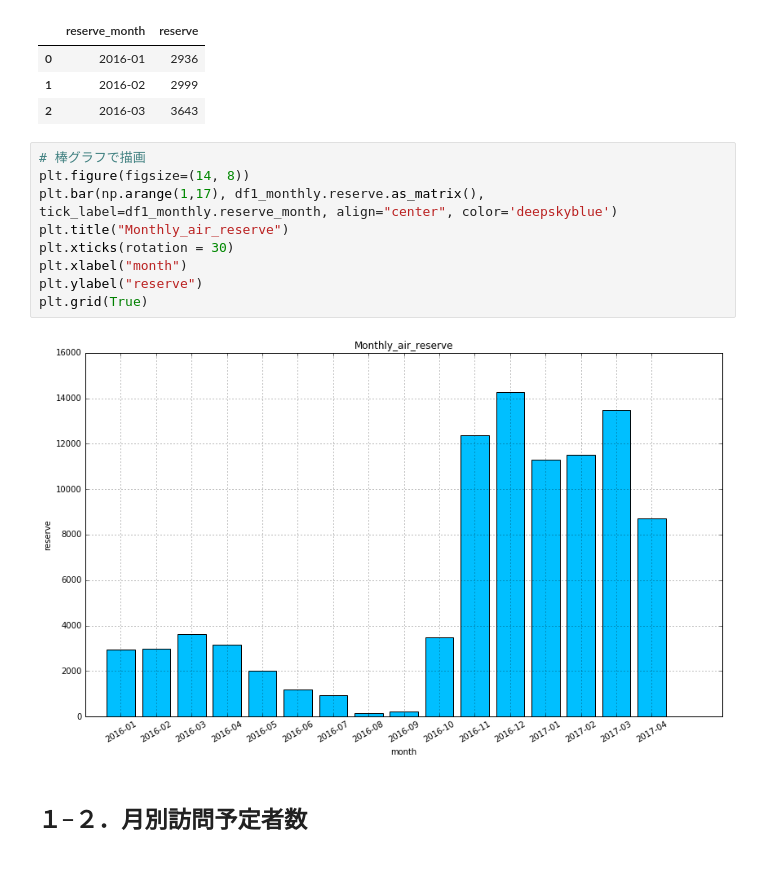
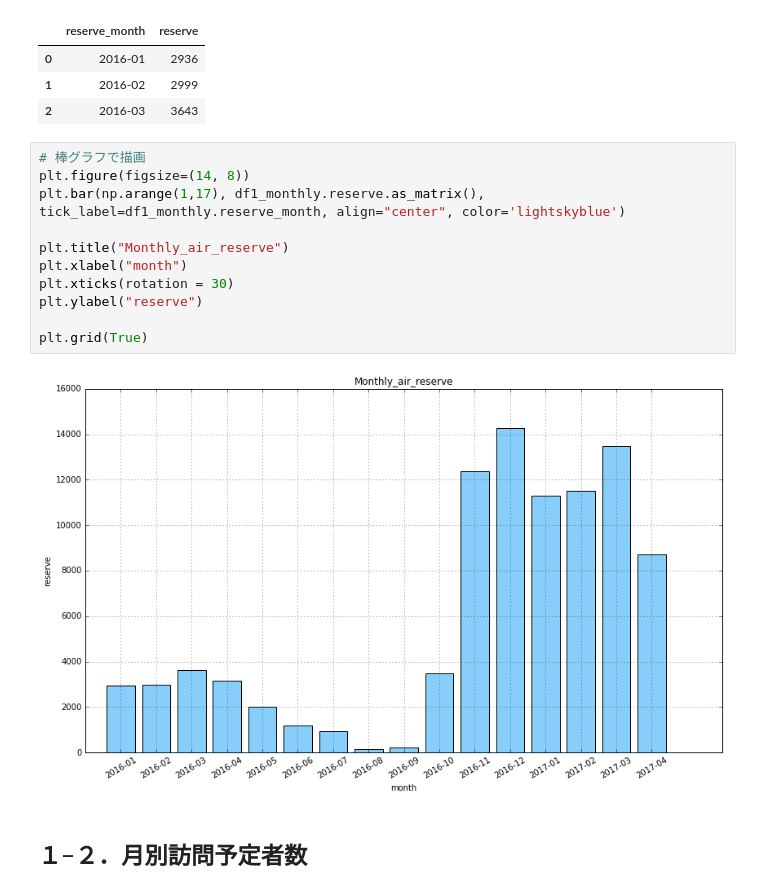
Before and after one commit to selectfromwhere/Restaurant_Visitor_Forecasting, a Jupyter notebook: check_data_fix.ipynb, the cells around one changed output. Drawn from its saved outputs; the diff is of its cells as text.

```diff
--- a/check_data_fix.ipynb
+++ b/check_data_fix.ipynb
@@ -139,14 +139,16 @@ df1_monthly.head(3)
 # %%
 # 棒グラフで描画
 plt.figure(figsize=(14, 8))
-plt.bar(np.arange(1,17), df1_monthly.reserve.as_matrix(), tick_label=df1_monthly.reserve_month, align="center", color='deepskyblue')
+plt.bar(np.arange(1,17), df1_monthly.reserve.as_matrix(), tick_label=df1_monthly.reserve_month, align="center", color='lightskyblue')
+
 plt.title("Monthly_air_reserve")
+plt.xlabel("month")
 plt.xticks(rotation = 30)
-plt.xlabel("month")
 plt.ylabel("reserve")
+
 plt.grid(True)
 # %% [output]
-[figure, old version]
+[figure, new version]
 # %% [markdown]
 ## １−２．月別訪問予定者数
 # %%
```
Also changed, not shown: parts of 52 cells of this notebook.
